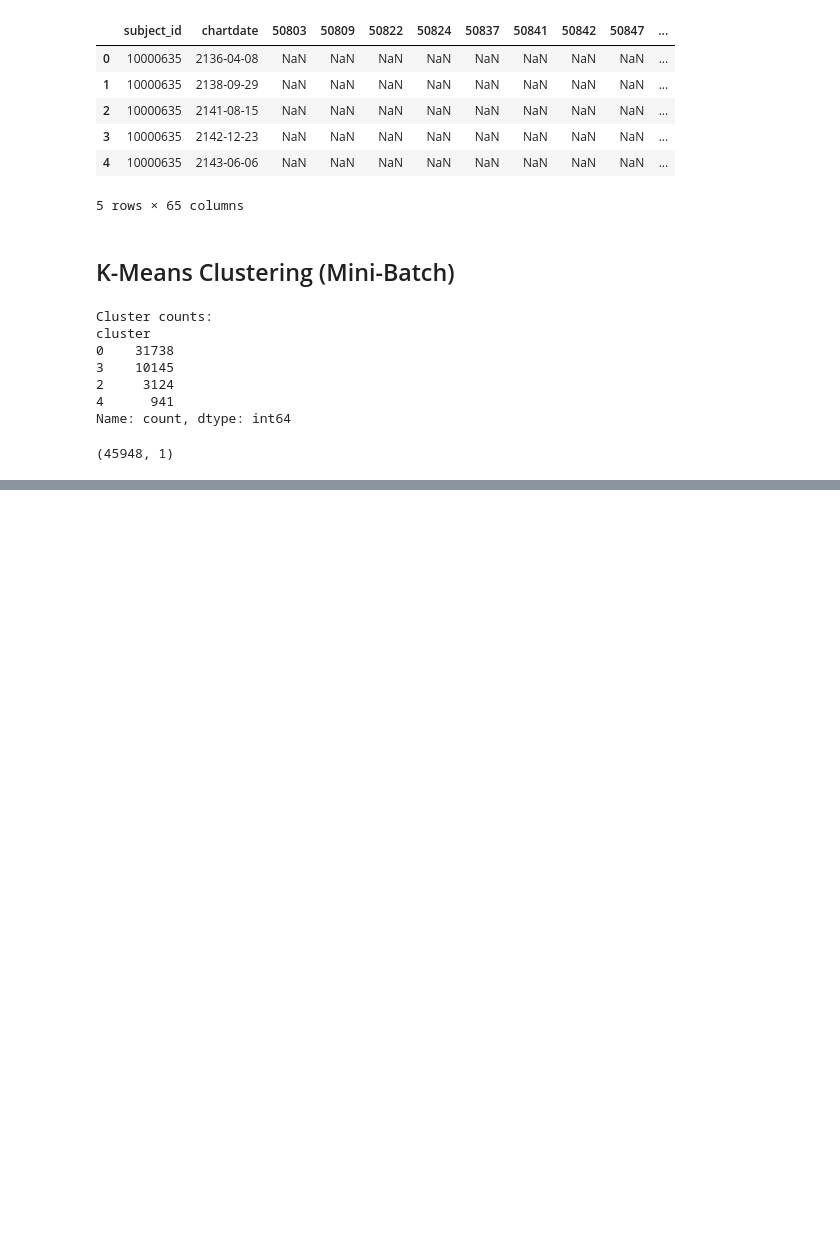
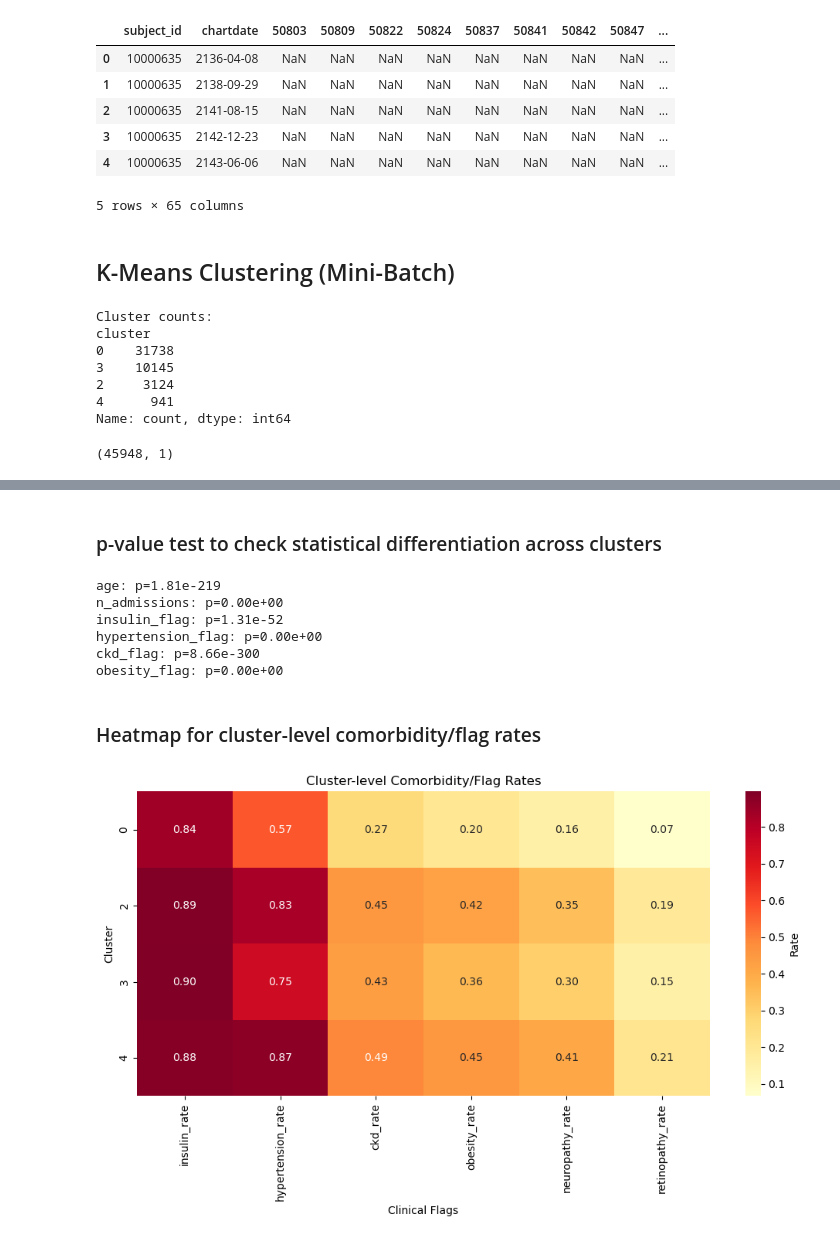
Before and after one commit to jamesvdinh/diabetes-prog-phenotyping, a Jupyter notebook: src/notebooks/04_clustering.ipynb, the cells around one changed output, grey strips where cells are left out. Saved outputs shown, nothing was run; the diff lists cells and outputs as text; code cells hidden in the pictures; blank space fills up the shorter version.

```diff
--- a/src/notebooks/04_clustering.ipynb
+++ b/src/notebooks/04_clustering.ipynb
@@ -293,0 +325,18 @@ plt.show()
+# %%
+cluster_summary = (
+    clustered_df
+    .groupby("cluster")
+    .agg(
+        n_patients=("age", "count"),
+        mean_age=("age", "mean"),
+        mean_admissions=("n_admissions", "mean"),
+        insulin_rate=("insulin_flag", "mean"),
+        hypertension_rate=("hypertension_flag", "mean"),
+        ckd_rate=("ckd_flag", "mean"),
+        obesity_rate=("obesity_flag", "mean"),
+        neuropathy_rate=("neuropathy_flag", "mean"),
+        retinopathy_rate=("retinopathy_flag", "mean"),
+    )
+)
+
+cluster_summary
@@ -293,0 +350,49 @@ plt.show()
+# %% [markdown]
+### p-value test to check statistical differentiation across clusters
+# %%
+from scipy.stats import kruskal
+
+for col in [
+    "age", "n_admissions",
+    "insulin_flag", "hypertension_flag",
+    "ckd_flag", "obesity_flag"
+]:
+    groups = [
+        clustered_df[clustered_df["cluster"] == k][col]
+        for k in clustered_df["cluster"].unique()
+    ]
+    stat, p = kruskal(*groups)
+    print(f"{col}: p={p:.2e}")
+# %% [output]
+age: p=1.81e-219
+n_admissions: p=0.00e+00
+insulin_flag: p=1.31e-52
+hypertension_flag: p=0.00e+00
+ckd_flag: p=8.66e-300
+obesity_flag: p=0.00e+00
+# %% [markdown]
+### Heatmap for cluster-level comorbidity/flag rates
+# %%
+flag_cols = [
+    "insulin_rate", "hypertension_rate", "ckd_rate",
+    "obesity_rate", "neuropathy_rate", "retinopathy_rate"
+]
+
+heatmap_df = cluster_summary[flag_cols]
+
+plt.figure(figsize=(10, 6))
+sns.heatmap(
+    heatmap_df,
+    annot=True,          # show values in cells
+    fmt=".2f",           # format decimals
+    cmap="YlOrRd",       # color map (yellow → red)
+    cbar_kws={'label': 'Rate'}  # label colorbar
+)
+plt.title("Cluster-level Comorbidity/Flag Rates")
+plt.ylabel("Cluster")
+plt.xlabel("Clinical Flags")
+plt.tight_layout()
+plt.savefig("../visualizations/cluster_comorbidity_heatmap.png", dpi=300)
+plt.show()
+# %% [output]
+[figure, added]
```
Also changed, not shown: parts of 16 cells of this notebook, 3 other files.
